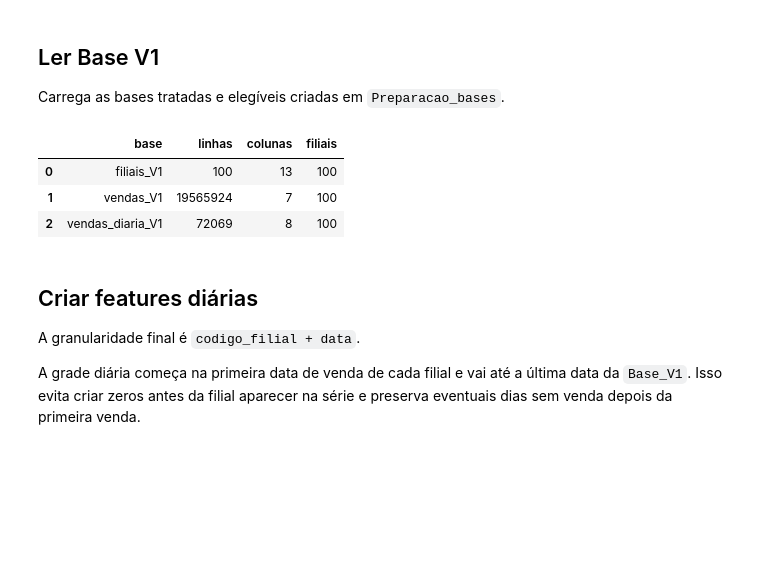
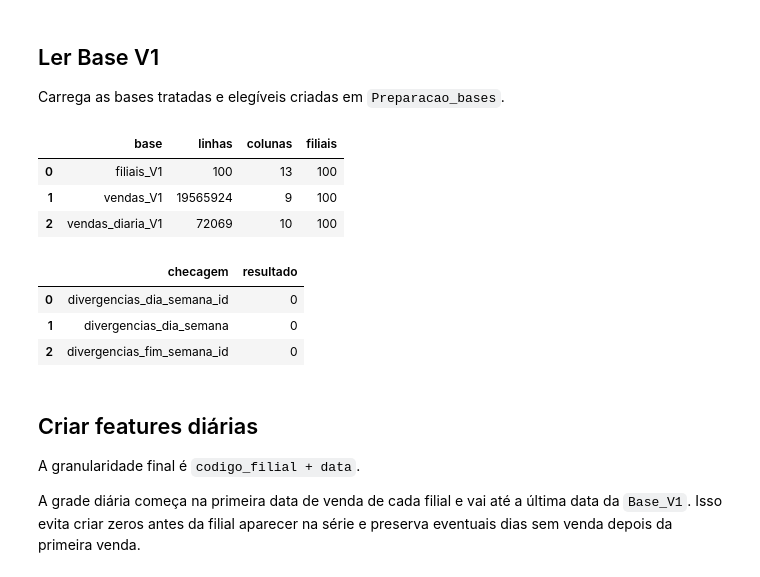
Before and after one commit to C-J8/PROJ3-Panvel, a Jupyter notebook: notebooks/03_features/01_features_base_v2.ipynb, the cells around one changed output. Cells and saved outputs as stored; diff of their text form; code cells hidden in the pictures; blank space fills up the shorter version.

```diff
--- a/notebooks/03_features/01_features_base_v2.ipynb
+++ b/notebooks/03_features/01_features_base_v2.ipynb
@@ -180,9 +185,9 @@ def adicionar_features_dia_util(df, coluna_data="data"):
     feriados = listar_feriados_bancarios(datas["ano_calendario"])
 
     datas["eh_feriado_bancario"] = datas[coluna_data].isin(feriados).astype(int)
-    datas["eh_fim_semana"] = datas[coluna_data].dt.dayofweek.isin([5, 6]).astype(int)
+    datas["fim_semana_id"] = datas[coluna_data].dt.dayofweek.isin([5, 6]).astype(int)
     datas["eh_dia_util"] = (
-        datas["eh_fim_semana"].eq(0) & datas["eh_feriado_bancario"].eq(0)
+        datas["fim_semana_id"].eq(0) & datas["eh_feriado_bancario"].eq(0)
     ).astype(int)
 
     uteis = datas.loc[datas["eh_dia_util"].eq(1), [coluna_data, "ano_calendario", "mes_calendario"]].copy()
@@ -211,6 +216,37 @@ def adicionar_features_dia_util(df, coluna_data="data"):
     datas = datas.drop(columns=["ano_calendario", "mes_calendario"])
 
     return df.merge(datas, on=coluna_data, how="left")
+
+
+def validar_calendario_vendas_diaria(vendas_diaria):
+    colunas_esperadas = ["dia_semana_id", "dia_semana", "fim_semana_id"]
+    faltantes = [coluna for coluna in colunas_esperadas if coluna not in vendas_diaria.columns]
+
+    if faltantes:
+        return pd.DataFrame({
+            "checagem": ["colunas_calendario_base_v1"],
+            "resultado": ["faltando: " + ", ".join(faltantes)],
+        })
+
+    base = vendas_diaria[["data", "dia_semana_id", "dia_semana", "fim_semana_id"]].copy()
+    base["data"] = pd.to_datetime(base["data"], errors="coerce")
+    base["dia_semana_id_calculado"] = base["data"].dt.weekday.astype("Int64")
+    base["fim_semana_id_calculado"] = base["dia_semana_id_calculado"].isin([5, 6]).astype("Int64")
+    base.loc[base["dia_semana_id_calculado"].isna(), "fim_semana_id_calculado"] = pd.NA
+    base["dia_semana_calculado"] = base["dia_semana_id_calculado"].map(MAPA_DIA_SEMANA)
+
+    return pd.DataFrame({
+        "checagem": [
+            "divergencias_dia_semana_id",
+            "divergencias_dia_semana",
+            "divergencias_fim_semana_id",
+        ],
+        "resultado": [
+            int(base["dia_semana_id"].ne(base["dia_semana_id_calculado"]).sum()),
+            int(base["dia_semana"].ne(base["dia_semana_calculado"]).sum()),
+            int(base["fim_semana_id"].ne(base["fim_semana_id_calculado"]).sum()),
+        ],
+    })
 
 
 def ler_base_v1(base_dir=BASE_V1):
@@ -250,8 +286,8 @@ def adicionar_features_calendario(df, coluna_data="data"):
     df["dia_mes"] = df[coluna_data].dt.day
     df["semana_mes"] = ((df["dia_mes"] - 1) // 7 + 1).astype("Int64")
     df["semana_ano"] = df[coluna_data].dt.isocalendar().week.astype("Int64")
-    df["dia_semana_num"] = df[coluna_data].dt.dayofweek
-    df["dia_semana"] = df["dia_semana_num"].map(MAPA_DIA_SEMANA)
+    df["dia_semana_id"] = df[coluna_data].dt.dayofweek
+    df["dia_semana"] = df["dia_semana_id"].map(MAPA_DIA_SEMANA)
     df["trimestre"] = df[coluna_data].dt.quarter
     df["semestre"] = np.where(df["mes"] <= 6, 1, 2)
     df["eh_semana_5"] = df["semana_mes"].eq(5).astype(int)
@@ -982,26 +767,31 @@ Carrega as bases tratadas e elegíveis criadas em `Preparacao_bases`.
 # %%
 datasets = ler_base_v1()
 filiais = datasets["filiais"]
 vendas = datasets["vendas"]
 vendas_diaria = datasets["vendas_diaria"]
 
 resumo_leitura = pd.DataFrame({
     "base": ["filiais_V1", "vendas_V1", "vendas_diaria_V1"],
     "linhas": [len(filiais), len(vendas), len(vendas_diaria)],
     "colunas": [filiais.shape[1], vendas.shape[1], vendas_diaria.shape[1]],
     "filiais": [
         filiais["codigo_filial"].nunique(),
         vendas["codigo_filial"].nunique(),
         vendas_diaria["codigo_filial"].nunique(),
     ],
 })
 
 display(resumo_leitura)
+display(validar_calendario_vendas_diaria(vendas_diaria))
 # %% [output]
 |  | base | linhas | colunas | filiais |
 | 0 | filiais_V1 | 100 | 13 | 100 |
-| 1 | vendas_V1 | 19565924 | 7 | 100 |
-| 2 | vendas_diaria_V1 | 72069 | 8 | 100 |
+| 1 | vendas_V1 | 19565924 | 9 | 100 |
+| 2 | vendas_diaria_V1 | 72069 | 10 | 100 |
+|  | checagem | resultado |
+| 0 | divergencias_dia_semana_id | 0 |
+| 1 | divergencias_dia_semana | 0 |
+| 2 | divergencias_fim_semana_id | 0 |
 # %% [markdown]
 ## Criar features diárias
 
```
Also changed, not shown: parts of 20 cells of this notebook, 34 other files.
